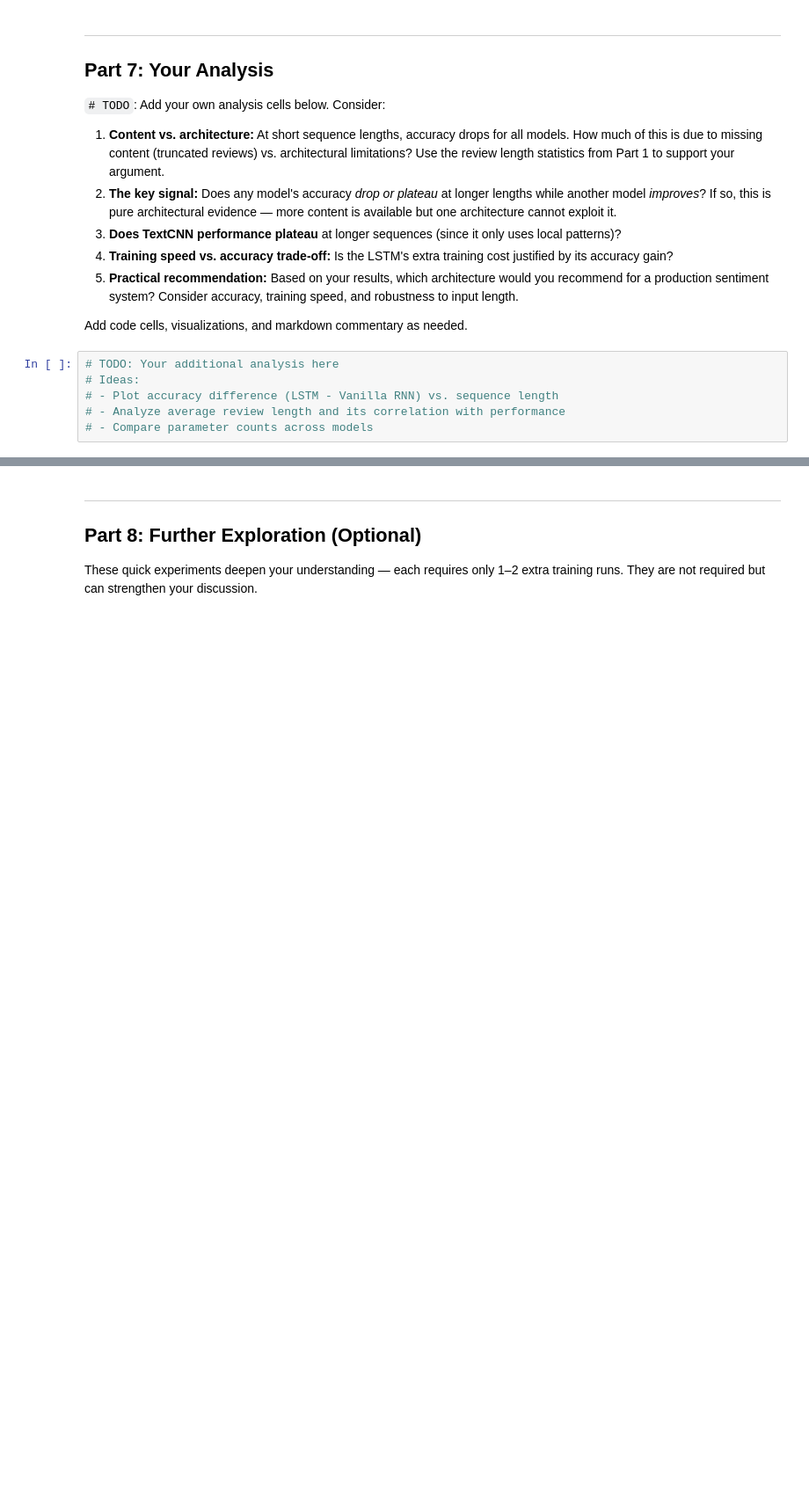
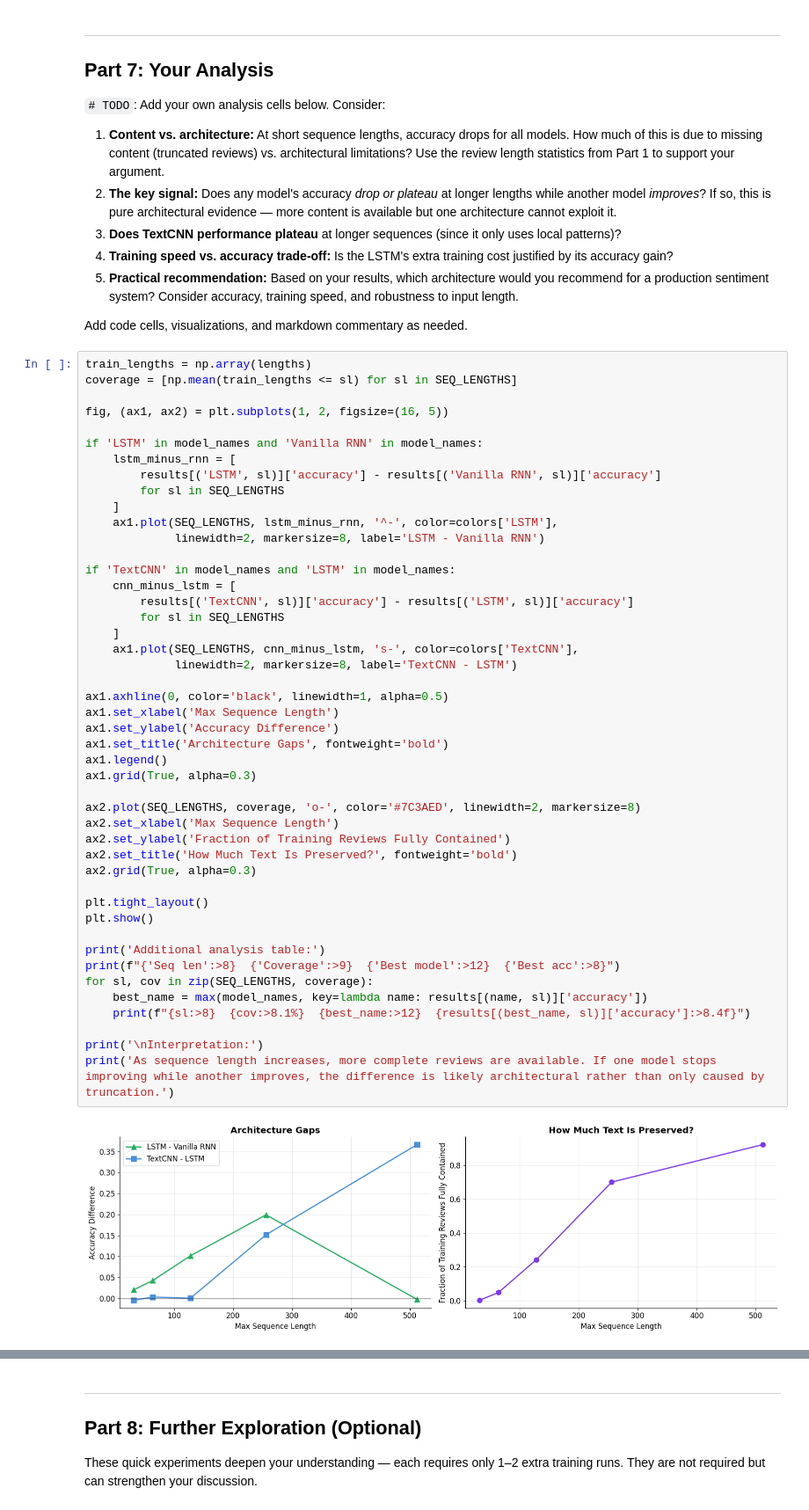
Before and after one commit to Nils-Wagnr/DeepLearning, a Jupyter notebook: RQ3 (Woche 6)/NW2_RQ3_Notebook.ipynb, the cells around one changed output, grey strips where cells are left out. Shown at 88% size. Cells and saved outputs as stored; diff of their text form; blank space fills up the shorter version.

```diff
--- a/RQ3 (Woche 6)/NW2_RQ3_Notebook.ipynb
+++ b/RQ3 (Woche 6)/NW2_RQ3_Notebook.ipynb
@@ -649,8 +736,50 @@ plt.show()
 
 Add code cells, visualizations, and markdown commentary as needed.
 # %%
-# TODO: Your additional analysis here
-# Ideas:
-# - Plot accuracy difference (LSTM - Vanilla RNN) vs. sequence length
-# - Analyze average review length and its correlation with performance
-# - Compare parameter counts across models
+train_lengths = np.array(lengths)
+coverage = [np.mean(train_lengths <= sl) for sl in SEQ_LENGTHS]
+
+fig, (ax1, ax2) = plt.subplots(1, 2, figsize=(16, 5))
+
+if 'LSTM' in model_names and 'Vanilla RNN' in model_names:
+    lstm_minus_rnn = [
+        results[('LSTM', sl)]['accuracy'] - results[('Vanilla RNN', sl)]['accuracy']
+        for sl in SEQ_LENGTHS
+    ]
+    ax1.plot(SEQ_LENGTHS, lstm_minus_rnn, '^-', color=colors['LSTM'],
+             linewidth=2, markersize=8, label='LSTM - Vanilla RNN')
+
+if 'TextCNN' in model_names and 'LSTM' in model_names:
+    cnn_minus_lstm = [
+        results[('TextCNN', sl)]['accuracy'] - results[('LSTM', sl)]['accuracy']
+        for sl in SEQ_LENGTHS
+    ]
+    ax1.plot(SEQ_LENGTHS, cnn_minus_lstm, 's-', color=colors['TextCNN'],
+             linewidth=2, markersize=8, label='TextCNN - LSTM')
+
+ax1.axhline(0, color='black', linewidth=1, alpha=0.5)
+ax1.set_xlabel('Max Sequence Length')
+ax1.set_ylabel('Accuracy Difference')
+ax1.set_title('Architecture Gaps', fontweight='bold')
+ax1.legend()
+ax1.grid(True, alpha=0.3)
+
+ax2.plot(SEQ_LENGTHS, coverage, 'o-', color='#7C3AED', linewidth=2, markersize=8)
+ax2.set_xlabel('Max Sequence Length')
+ax2.set_ylabel('Fraction of Training Reviews Fully Contained')
+ax2.set_title('How Much Text Is Preserved?', fontweight='bold')
+ax2.grid(True, alpha=0.3)
+
+plt.tight_layout()
+plt.show()
+
+print('Additional analysis table:')
+print(f"{'Seq len':>8}  {'Coverage':>9}  {'Best model':>12}  {'Best acc':>8}")
+for sl, cov in zip(SEQ_LENGTHS, coverage):
+    best_name = max(model_names, key=lambda name: results[(name, sl)]['accuracy'])
+    print(f"{sl:>8}  {cov:>8.1%}  {best_name:>12}  {results[(best_name, sl)]['accuracy']:>8.4f}")
+
+print('\nInterpretation:')
+print('As sequence length increases, more complete reviews are available. If one model stops improving while another improves, the difference is likely architectural rather than only caused by truncation.')
+# %% [output]
+[figure, added]
```
Also changed, not shown: parts of 9 cells of this notebook.
